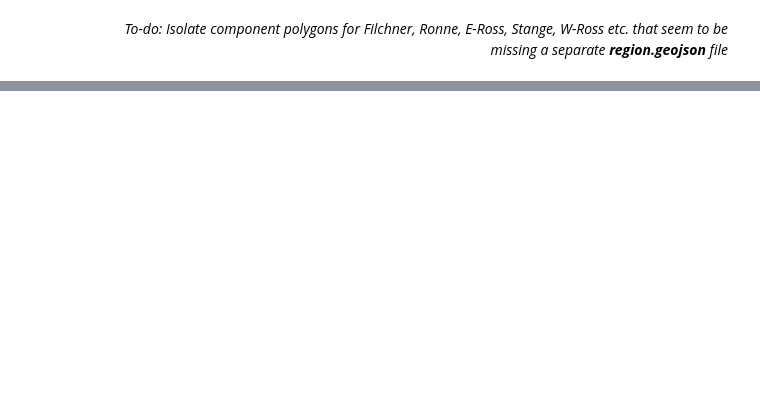
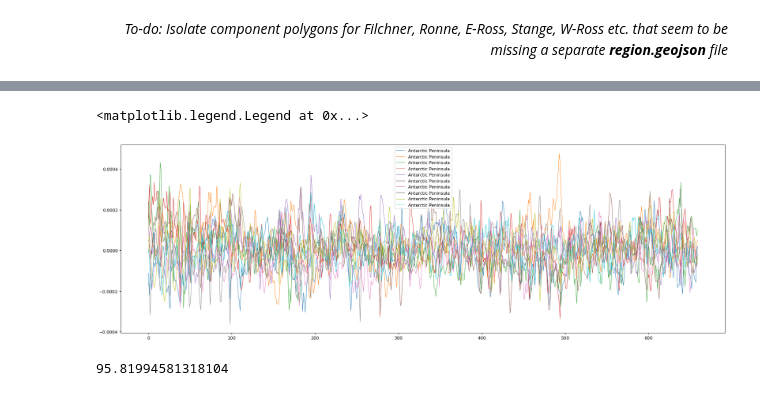
Before and after one commit to mshiv/aislens_emulation, a Jupyter notebook: notebooks/01-sm-initial-data-workflow.ipynb, the cells around one changed output, grey strips where cells are left out. Saved outputs shown, nothing was run; the diff lists cells and outputs as text; code cells hidden in the pictures; blank space fills up the shorter version.

```diff
--- a/notebooks/01-sm-initial-data-workflow.ipynb
+++ b/notebooks/01-sm-initial-data-workflow.ipynb
@@ -87,0 +267,15 @@ with pd.option_context('display.max_rows', None, 'display.max_columns', None):
+# %%
+plt.figure(figsize=(25,8), dpi=80)
+
+y0= 5 # Year at start of time series visualization
+yf= 60 # Year at end of time series visualization
+
+t0= 12*y0
+tf= 12*yf
+
+#plt.plot(fluxpcs[t0:tf,0:5],label='Antarctic Peninsula',linewidth=0.75)
+plt.plot(fluxpcs[t0:tf,10:20],label='Antarctic Peninsula',linewidth=0.75)
+plt.legend()
+# %% [output]
+<matplotlib.legend.Legend at 0x...>
+[figure, added]
@@ -87,0 +286,4 @@ with pd.option_context('display.max_rows', None, 'display.max_columns', None):
+# %%
+sum(flxeig_frac[0:50])
+# %% [output]
+95.81994581318104
```
Also changed, not shown: parts of 49 cells of this notebook.
